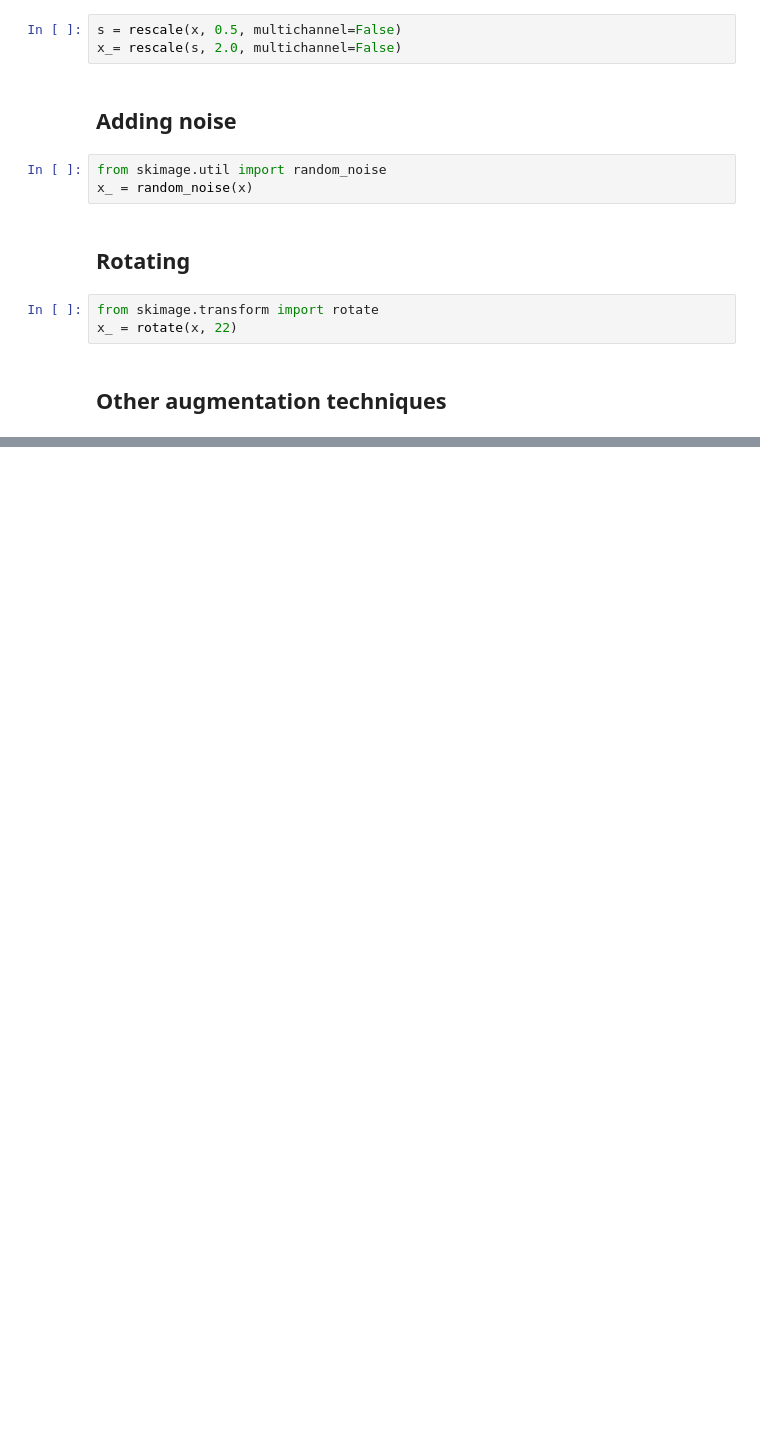
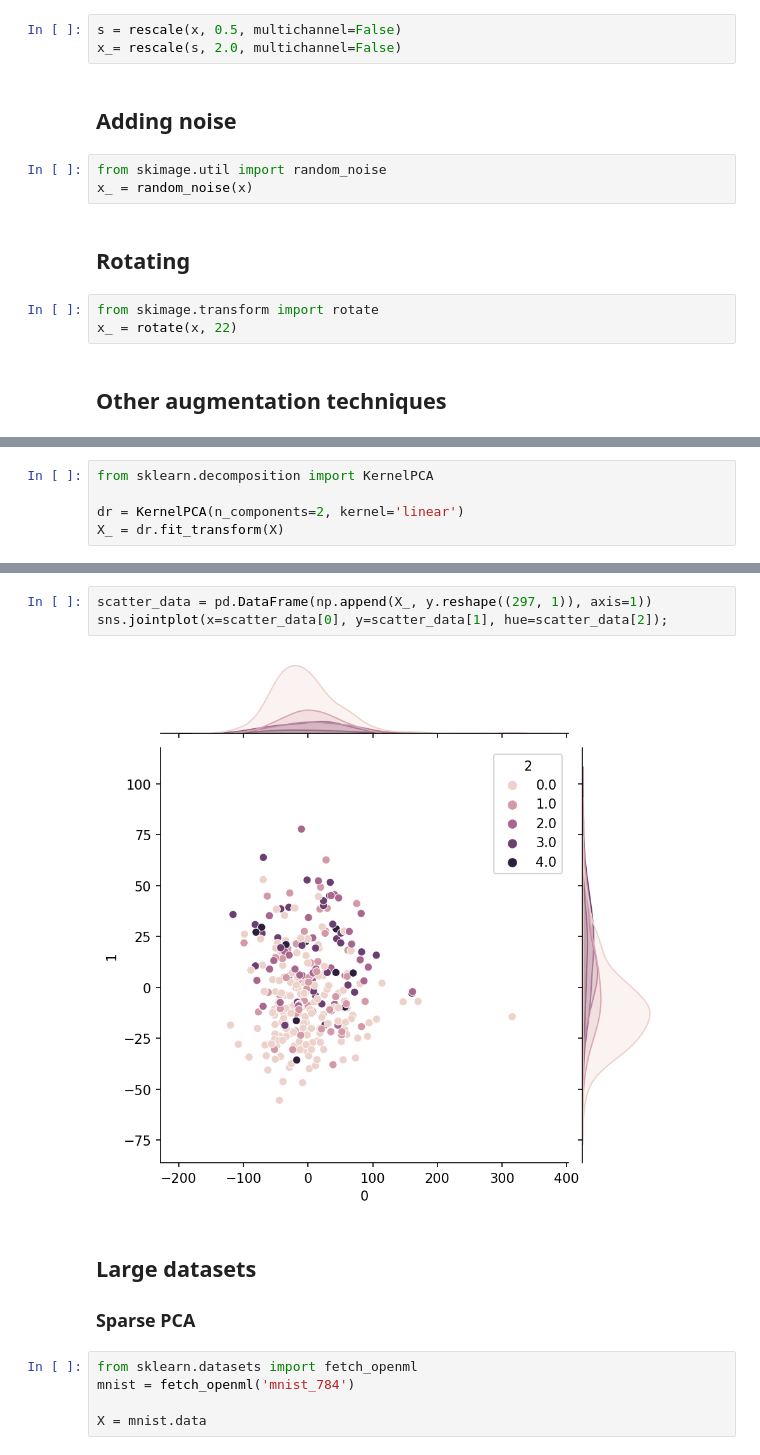
Before and after one commit to Oebele/Deep-lerning-for-beginners, a Jupyter notebook: Preparing_Data.ipynb, the cells around one changed output, grey strips where cells are left out. Saved outputs shown, nothing was run; the diff lists cells and outputs as text; blank space fills up the shorter version.

```diff
--- a/Preparing_Data.ipynb
+++ b/Preparing_Data.ipynb
@@ -311,0 +386,5 @@ x_ = rotate(x, 22)
+# %%
+from sklearn.decomposition import KernelPCA
+
+dr = KernelPCA(n_components=2, kernel='linear')
+X_ = dr.fit_transform(X)
@@ -311,0 +404,13 @@ x_ = rotate(x, 22)
+# %%
+scatter_data = pd.DataFrame(np.append(X_, y.reshape((297, 1)), axis=1))
+sns.jointplot(x=scatter_data[0], y=scatter_data[1], hue=scatter_data[2]);
+# %% [output]
+[figure, added]
+# %% [markdown]
+## Large datasets
+### Sparse PCA
+# %%
+from sklearn.datasets import fetch_openml
+mnist = fetch_openml('mnist_784')
+
+X = mnist.data
```
Also changed, not shown: parts of 20 cells of this notebook.
